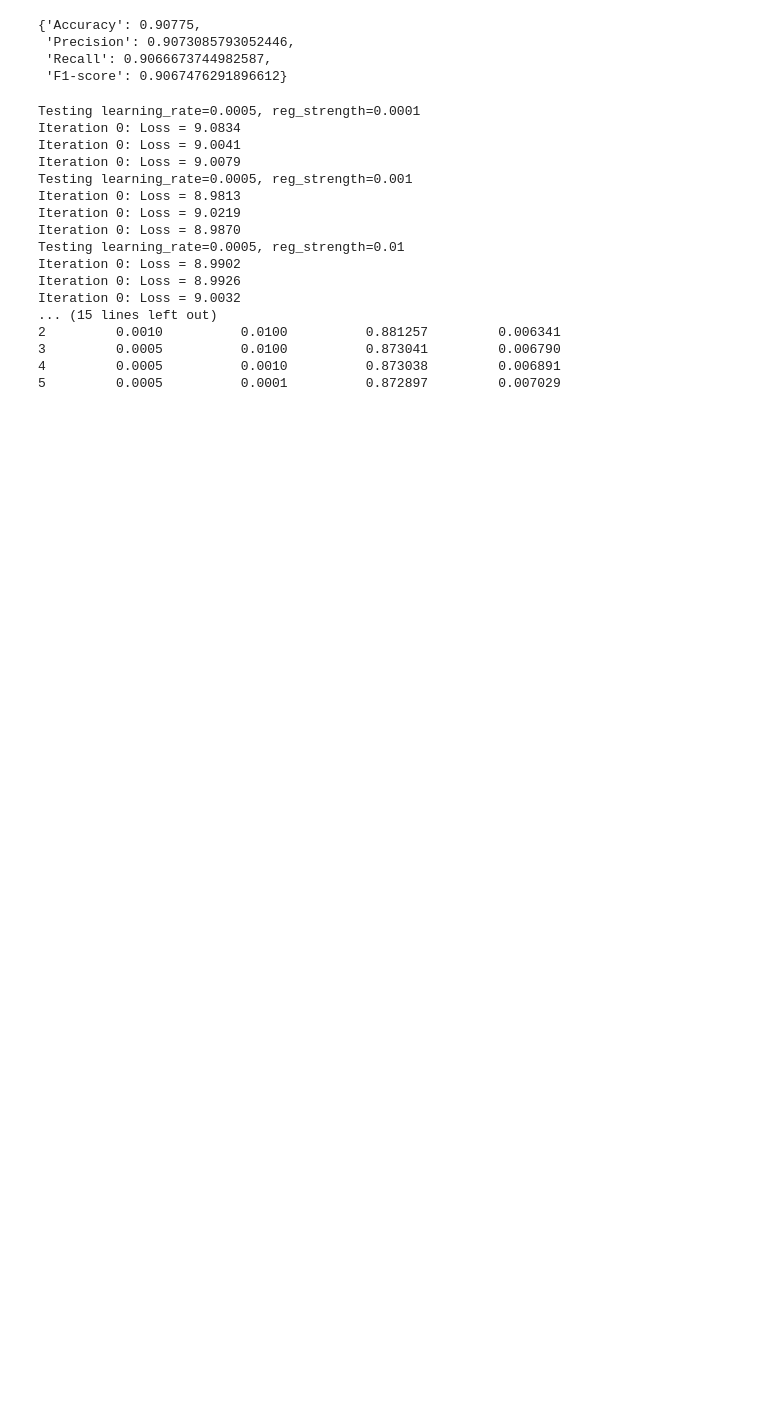
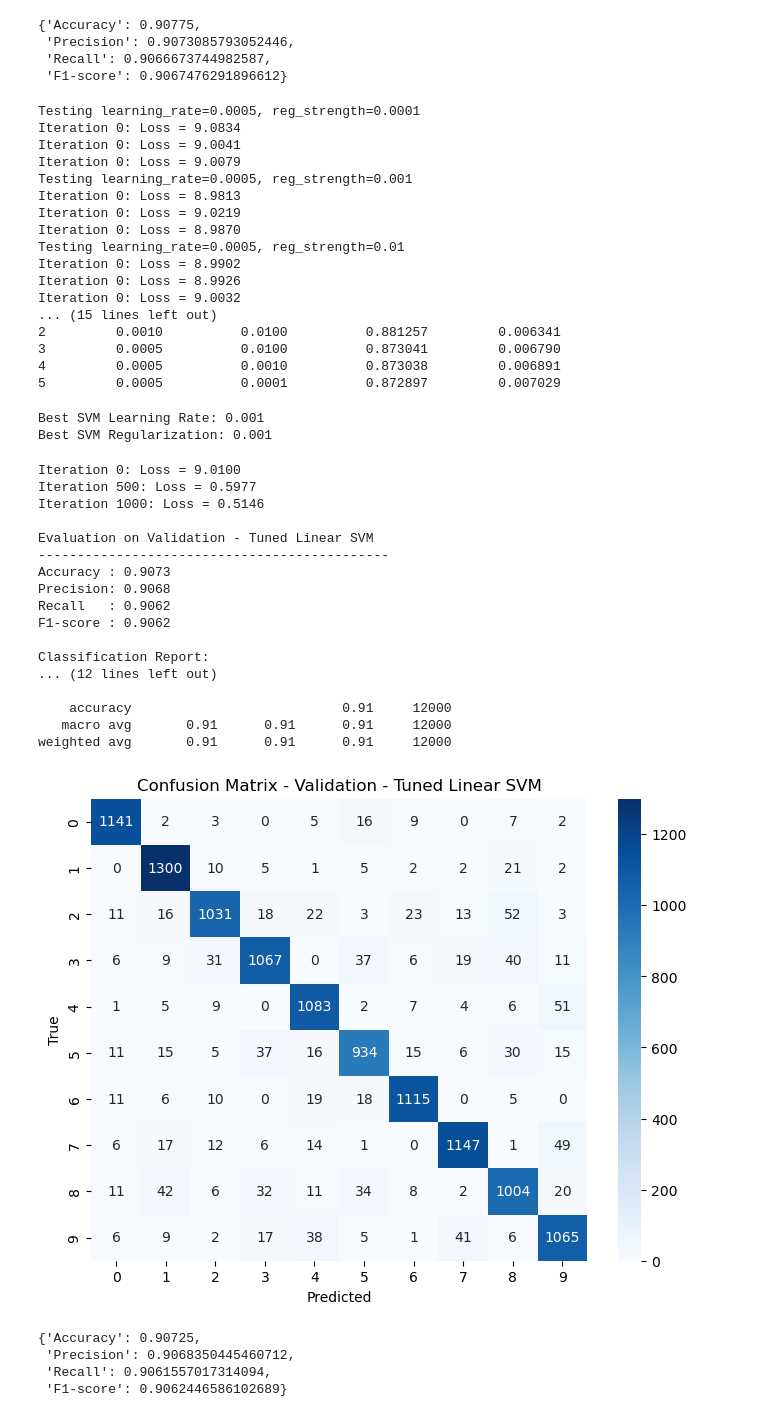
Before and after one commit to seiftamerr/Binary-Image-Classification-on-MNIST-KNN-Logistic-Regression-SVM-, a Jupyter notebook: phase2/LinearSVMFromScratch.ipynb, the cells around one changed output. Saved outputs shown, nothing was run; the diff lists cells and outputs as text; code cells hidden in the pictures; blank space fills up the shorter version.

```diff
--- a/phase2/LinearSVMFromScratch.ipynb
+++ b/phase2/LinearSVMFromScratch.ipynb
@@ -301,3 +301,60 @@ Iteration 0: Loss = 9.0032
 3         0.0005          0.0100          0.873041         0.006790
 4         0.0005          0.0010          0.873038         0.006891
 5         0.0005          0.0001          0.872897         0.007029
+# %%
+# =========================
+# Best SVM Hyperparameters
+# =========================
+
+best_svm_lr = svm_cv_results.iloc[0]["Learning Rate"]
+best_svm_reg = svm_cv_results.iloc[0]["Regularization"]
+
+print("Best SVM Learning Rate:", best_svm_lr)
+print("Best SVM Regularization:", best_svm_reg)
+# %% [output]
+Best SVM Learning Rate: 0.001
+Best SVM Regularization: 0.001
+# %%
+# =========================
+# Train Tuned Linear SVM
+# =========================
+
+tuned_svm = LinearSVMFromScratch(
+    learning_rate=best_svm_lr,
+    num_iterations=1500,
+    reg_strength=best_svm_reg
+)
+
+tuned_svm.fit(X_train_scaled, y_train)
+
+tuned_svm_val_results = evaluate_model(
+    tuned_svm,
+    X_val_scaled,
+    y_val,
+    dataset_name="Validation - Tuned Linear SVM"
+)
+
+tuned_svm_val_results
+# %% [output]
+Iteration 0: Loss = 9.0100
+Iteration 500: Loss = 0.5977
+Iteration 1000: Loss = 0.5146
+
+Evaluation on Validation - Tuned Linear SVM
+---------------------------------------------
+Accuracy : 0.9073
+Precision: 0.9068
+Recall   : 0.9062
+F1-score : 0.9062
+
+Classification Report:
+... (12 lines left out)
+
+    accuracy                           0.91     12000
+   macro avg       0.91      0.91      0.91     12000
+weighted avg       0.91      0.91      0.91     12000
+[figure, added]
+{'Accuracy': 0.90725,
+ 'Precision': 0.9068350445460712,
+ 'Recall': 0.9061557017314094,
+ 'F1-score': 0.9062446586102689}
```
Also changed, not shown: 1 other file.
